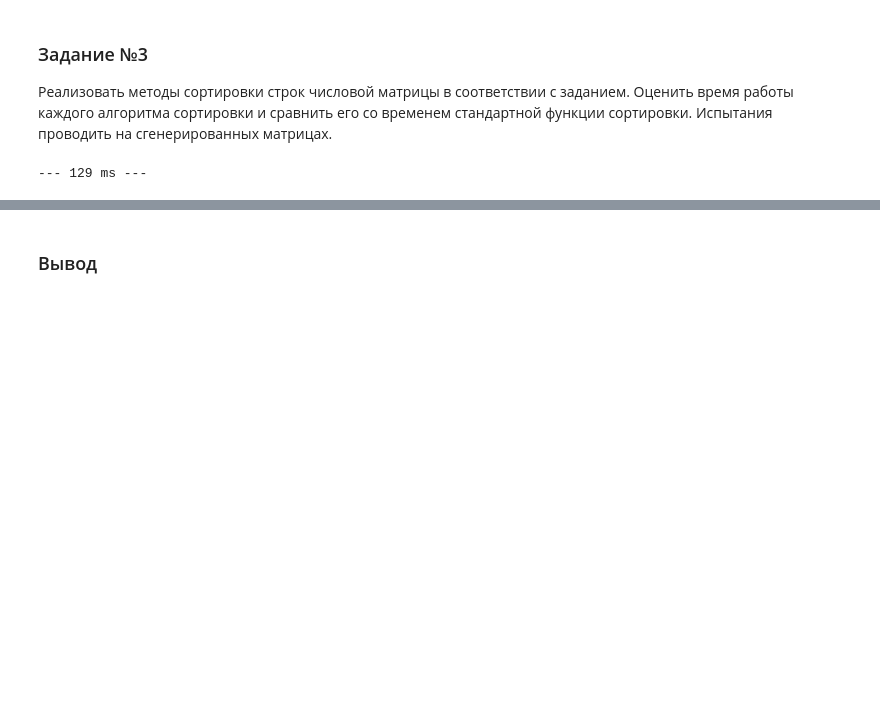
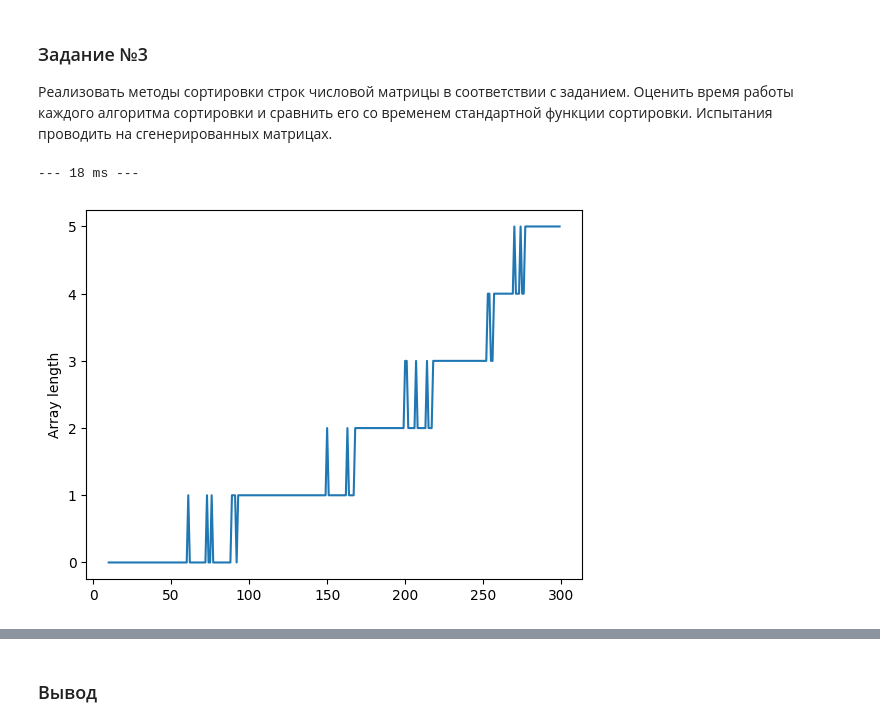
Before and after one commit to VLadSaln/1bvt21117, a Jupyter notebook: Lab1.ipynb, the cells around one changed output, grey strips where cells are left out. Drawn from its saved outputs; the diff is of its cells as text; code cells hidden in the pictures; blank space fills up the shorter version.

```diff
--- a/Lab1.ipynb
+++ b/Lab1.ipynb
@@ -44,25 +44,44 @@ import copy
 # %%
 # Сортировка выбором.
 # Берётся срез массива, в котором минимальный элемент переносят в самый левый угол,
 # после чего срез уменьшается и цикл повторяется.
 start_time = time.time()
 
-for i in range(len(matrix)):
-    min = user_max_limit+1
-    for b in range(len(matrix[i])):
+def choose_sort(arr):
+    for b in range(len(arr)):
         min = 10000
         d = b
-        while d<len(matrix[i]):
-            if matrix[i][d]< min:
-                min = matrix[i][d]
+        while d<len(arr):
+            if arr[d]< min:
+                min = arr[d]
                 min_index = d
             d += 1
-        matrix[i][min_index],matrix[i][b] = matrix[i][b], matrix[i][min_index]
+        arr[min_index],arr[b] = arr[b], arr[min_index]
+
+for arr in matrix:
+    choose_sort(arr)
+
 #print(matrix)
 
+#графики
+
+arr = [np.random.randint(-1000,1000,i) for i in range(10, 300, 1)]
+arr_len = [len(arr[i]) for i in range(len(arr))]
+sort_time = []
+
+for i in arr:
+    start_time = time.time()
+    choose_sort(i)
+    sort_time += [round((time.time() - start_time)*1000)]
+
+plt.ylabel("Time")
+plt.ylabel("Array length")
+plt.plot(arr_len, sort_time)
+
 print("--- {0} ms ---".format(round((time.time() - start_time)*1000)))
 # %% [output]
---- 129 ms ---
+--- 18 ms ---
+[figure, added]
 # %%
 # Сортировка вставкой.
 start_time = time.time()
```
Also changed, not shown: parts of 5 cells of this notebook.
